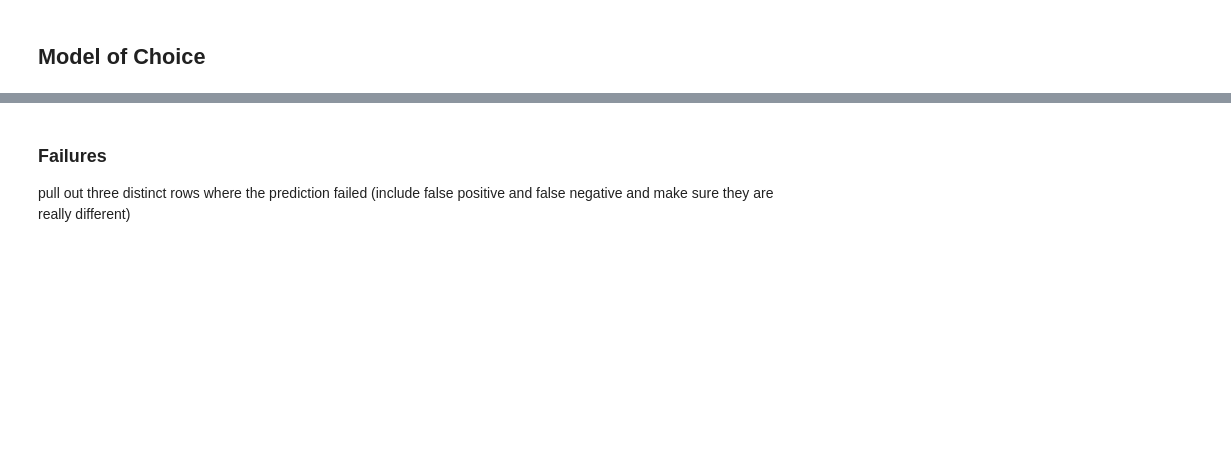
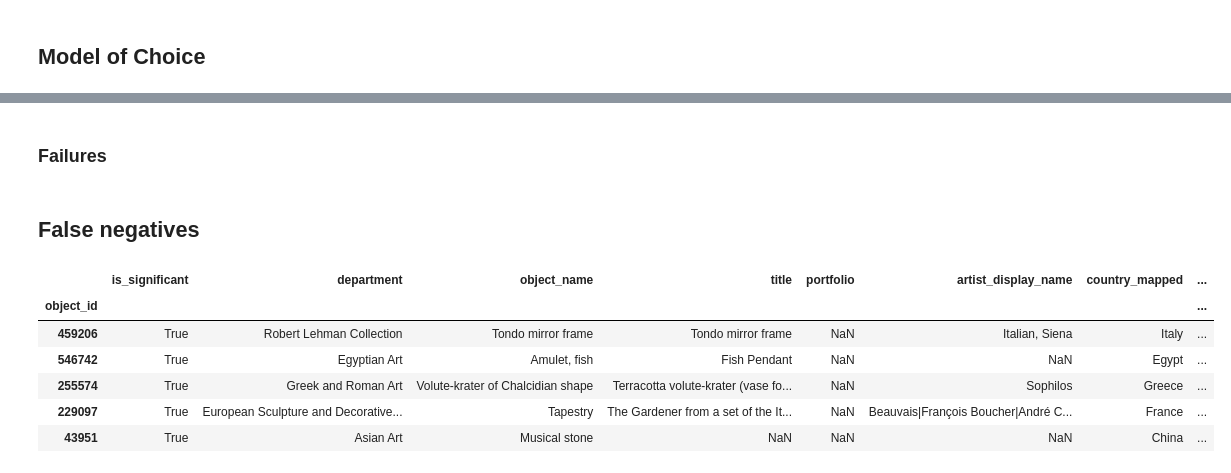
Before and after one commit to mollykstark/SIADS-Milestone-II, a Jupyter notebook: src/notebooks/supervised.ipynb, the cells around one changed output, grey strips where cells are left out. Saved outputs shown, nothing was run; the diff lists cells and outputs as text; code cells hidden in the pictures; blank space fills up the shorter version.

```diff
--- a/src/notebooks/supervised.ipynb
+++ b/src/notebooks/supervised.ipynb
@@ -620,6 +978,7 @@ print(f"ROC AUC Score: {roc_auc_score(y_test, svm_y_pred)}")
 # %% [markdown]
 ## Model of Choice
 # %%
-clf = svm_smote_search.best_estimator_
-y_pred = svm_y_pred
+clf = lr_best_model
+y_pred = lr_y_pred
+X_train, X_test, y_train, y_test, X_train_resampled, y_train_resampled, X, y = supervised_preprocessing(df, 0.2)
 # %%
@@ -643,3 +998,3 @@ print(f"ROC AUC Score: {roc_auc_score(y_test, clf_pred_test)}")
-# %%
-pd.options.display.float_format = '{:.5f}'.format
-print(supervised_feature_importance(clf))
+# %%
+pd.options.display.float_format = '{:.5f}%'.format
+print(supervised_feature_importance(clf))
@@ -663,3 +1040,18 @@ _ = display.ax_.set_title("Precision-Recall curve")
 # %% [markdown]
 ### Failures
-pull out three distinct rows where the prediction failed (include false positive and false negative and make sure they are really different)
+# %%
+failure_df = pd.DataFrame({'test':y_test,'pred':y_pred})
+false_neg = failure_df[failure_df.test & ~failure_df.pred][:5].index
+false_pos = failure_df[~failure_df.test & failure_df.pred][:5].index
+# %% [markdown]
+## False negatives
+# %%
+df.loc[false_neg]
+# %% [output]
+|  | is_significant | department | object_name | title | portfolio | artist_display_name | country_mapped | ... |
+| object_id |  |  |  |  |  |  |  | ... |
+| 459206 | True | Robert Lehman Collection | Tondo mirror frame | Tondo mirror frame | NaN | Italian, Siena | Italy | ... |
+| 546742 | True | Egyptian Art | Amulet, fish | Fish Pendant | NaN | NaN | Egypt | ... |
+| 255574 | True | Greek and Roman Art | Volute-krater of Chalcidian shape | Terracotta volute-krater (vase fo... | NaN | Sophilos | Greece | ... |
+| 229097 | True | European Sculpture and Decorative... | Tapestry | The Gardener from a set of the It... | NaN | Beauvais|François Boucher|André C... | France | ... |
+| 43951 | True | Asian Art | Musical stone | NaN | NaN | NaN | China | ... |
```
Also changed, not shown: parts of 57 cells of this notebook, 23 other files.
